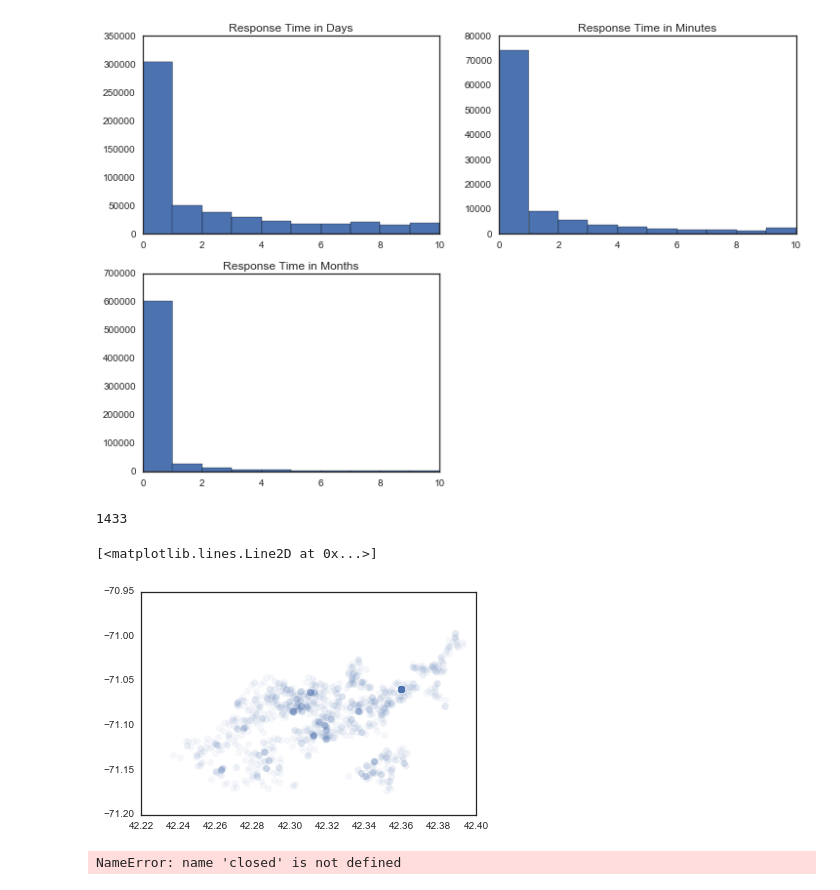
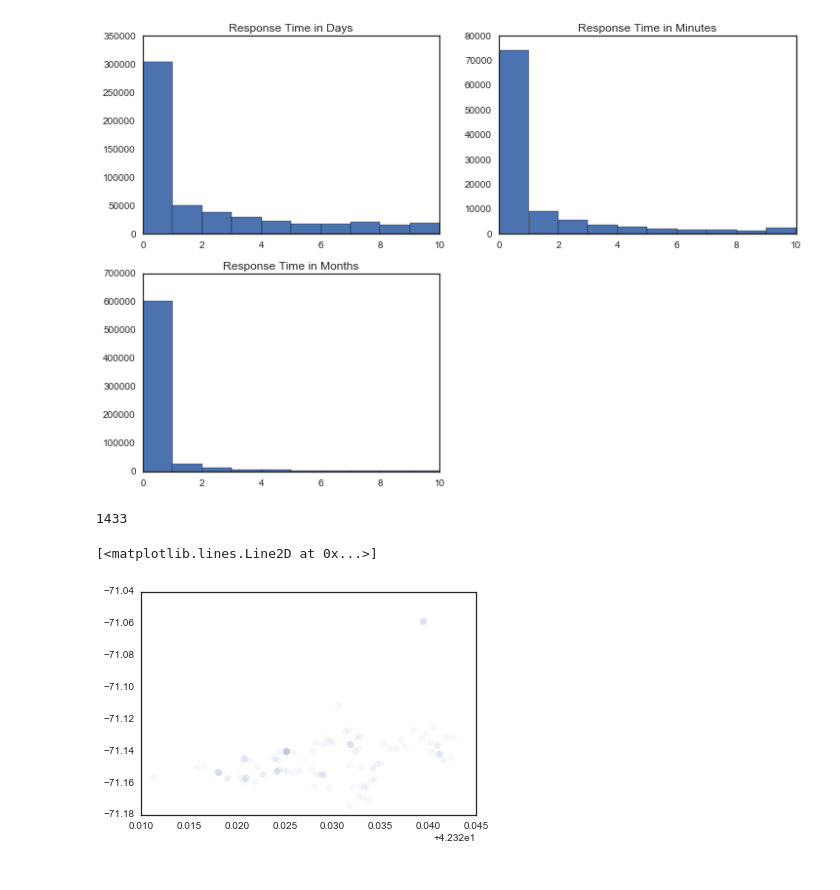
Before and after one commit to onefishy/Boston311, a Jupyter notebook: iPython/Reading in Data.ipynb, the cells around one changed output. Cells and saved outputs as stored; diff of their text form; code cells hidden in the pictures.

```diff
--- a/iPython/Reading in Data.ipynb
+++ b/iPython/Reading in Data.ipynb
@@ -16,7 +17,7 @@ Populating the interactive namespace from numpy and matplotlib
 # %%
 print "Starting to read in data..."
 t1 = time.time()
-requests = pd.read_csv('311__Service_Requests.csv')
+requests = pd.read_csv('311__Service_Requests.csv', parse_dates=True)
 t2 = time.time()
 print "Read in data in %.2f seconds." % (t2 - t1)
 # %% [output]
@@ -27,7 +28,7 @@ Read in data in 20.16 seconds.
 print "Starting to process data types..."
 t1 = time.time()
 for col in ['OPEN_DT', 'TARGET_DT', 'CLOSED_DT']:
-    requests[col] = pd.to_datetime(requests[col])
+    requests[col] = pd.to_datetime(requests[col], infer_datetime_format=True)
 t2= time.time()
 print "Dates processed in %.2f seconds." % (t2-t1)
 # %% [output]
@@ -110,18 +113,16 @@ plt.hist(delays.astype('timedelta64[D]')/31, range=(0,10))
 # %%
 begin = pd.to_datetime('March 15, 2014 12:00PM')
 end = pd.to_datetime('March 19, 2014 12:00PM')
 
 in_range = requests[requests['OPEN_DT'] > begin]
 in_range = in_range[in_range['OPEN_DT'] < end]
 
 print len(in_range)
 
-plt.plot(in_range['LATITUDE'], in_range['LONGITUDE'], 'o', alpha=0.05)
+neighborhood = in_range[in_range['neighborhood'] == 'Allston / Brighton']
+
+plt.plot(neighborhood['LATITUDE'], neighborhood['LONGITUDE'], 'o', alpha=.05)
 # %% [output]
 1433
 [<matplotlib.lines.Line2D at 0x...>]
-[figure, old version]
+[figure, new version]
-# %%
-closed[cloased['OPEN_DT'] < pd.to_datetime('January 1, 2012')]
-# %% [output]
-NameError: name 'closed' is not defined
```
Also changed, not shown: parts of 18 cells of this notebook.
